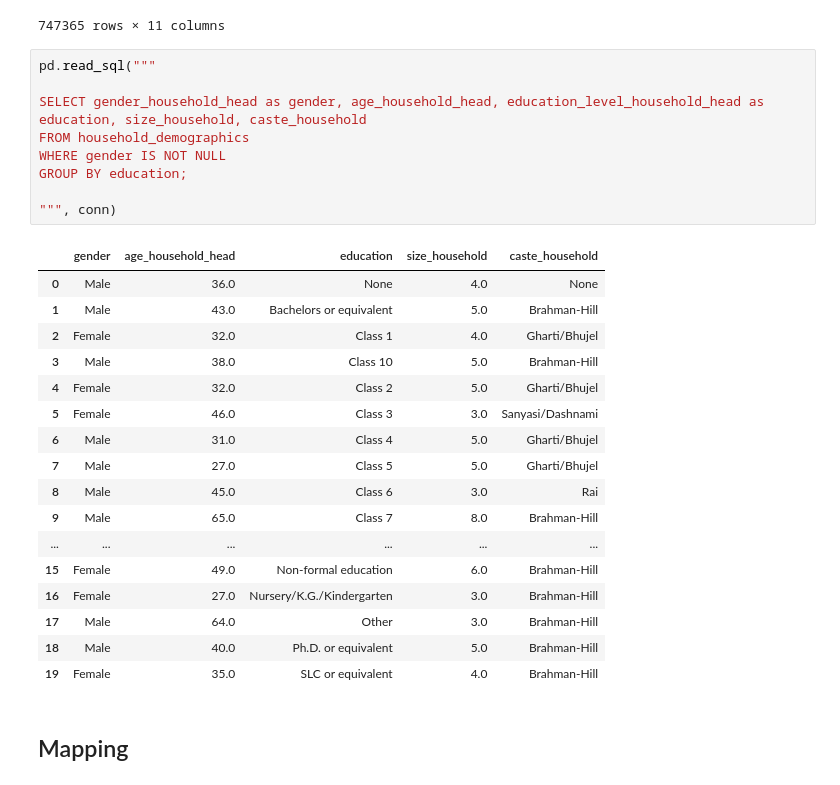
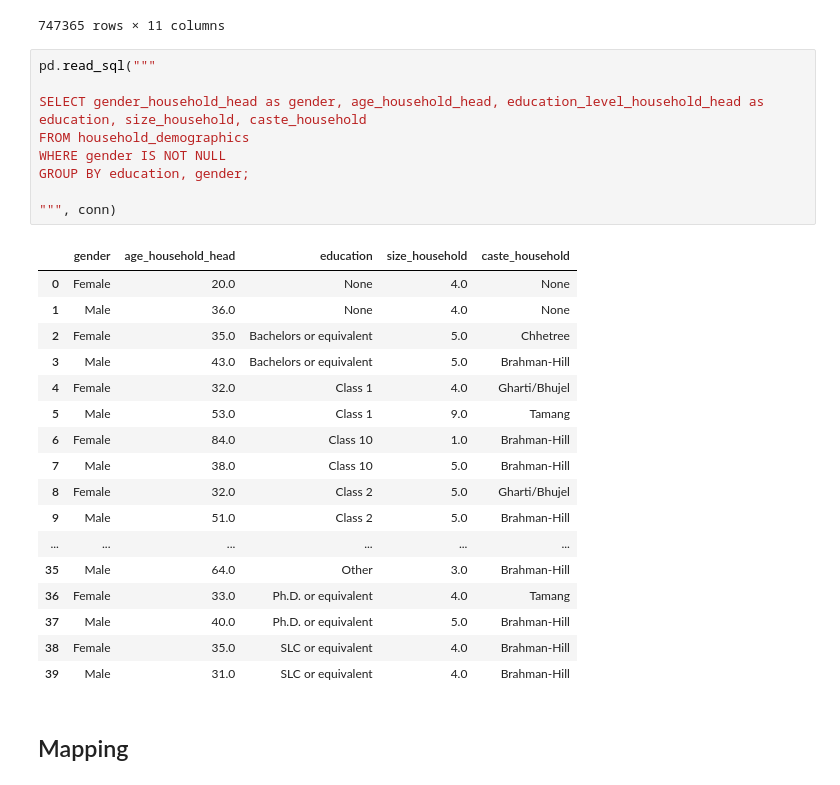
Before and after one commit to sandraabu/earthquake-damage, a Jupyter notebook: sql-earthquake.ipynb, the cells around one changed output. Cells and saved outputs as stored; diff of their text form.

```diff
--- a/sql-earthquake.ipynb
+++ b/sql-earthquake.ipynb
@@ -665,30 +743,30 @@ FROM household_demographics;
 # %%
 pd.read_sql("""
 
 SELECT gender_household_head as gender, age_household_head, education_level_household_head as education, size_household, caste_household
 FROM household_demographics
 WHERE gender IS NOT NULL
-GROUP BY education;
+GROUP BY education, gender;
 
 """, conn)
 # %% [output]
 |  | gender | age_household_head | education | size_household | caste_household |
-| 0 | Male | 36.0 | None | 4.0 | None |
-| 1 | Male | 43.0 | Bachelors or equivalent | 5.0 | Brahman-Hill |
-| 2 | Female | 32.0 | Class 1 | 4.0 | Gharti/Bhujel |
-| 3 | Male | 38.0 | Class 10 | 5.0 | Brahman-Hill |
-| 4 | Female | 32.0 | Class 2 | 5.0 | Gharti/Bhujel |
-| 5 | Female | 46.0 | Class 3 | 3.0 | Sanyasi/Dashnami |
-| 6 | Male | 31.0 | Class 4 | 5.0 | Gharti/Bhujel |
-| 7 | Male | 27.0 | Class 5 | 5.0 | Gharti/Bhujel |
-| 8 | Male | 45.0 | Class 6 | 3.0 | Rai |
-| 9 | Male | 65.0 | Class 7 | 8.0 | Brahman-Hill |
+| 0 | Female | 20.0 | None | 4.0 | None |
+| 1 | Male | 36.0 | None | 4.0 | None |
+| 2 | Female | 35.0 | Bachelors or equivalent | 5.0 | Chhetree |
+| 3 | Male | 43.0 | Bachelors or equivalent | 5.0 | Brahman-Hill |
+| 4 | Female | 32.0 | Class 1 | 4.0 | Gharti/Bhujel |
+| 5 | Male | 53.0 | Class 1 | 9.0 | Tamang |
+| 6 | Female | 84.0 | Class 10 | 1.0 | Brahman-Hill |
+| 7 | Male | 38.0 | Class 10 | 5.0 | Brahman-Hill |
+| 8 | Female | 32.0 | Class 2 | 5.0 | Gharti/Bhujel |
+| 9 | Male | 51.0 | Class 2 | 5.0 | Brahman-Hill |
 | ... | ... | ... | ... | ... | ... |
-| 15 | Female | 49.0 | Non-formal education | 6.0 | Brahman-Hill |
-| 16 | Female | 27.0 | Nursery/K.G./Kindergarten | 3.0 | Brahman-Hill |
-| 17 | Male | 64.0 | Other | 3.0 | Brahman-Hill |
-| 18 | Male | 40.0 | Ph.D. or equivalent | 5.0 | Brahman-Hill |
-| 19 | Female | 35.0 | SLC or equivalent | 4.0 | Brahman-Hill |
+| 35 | Male | 64.0 | Other | 3.0 | Brahman-Hill |
+| 36 | Female | 33.0 | Ph.D. or equivalent | 4.0 | Tamang |
+| 37 | Male | 40.0 | Ph.D. or equivalent | 5.0 | Brahman-Hill |
+| 38 | Female | 35.0 | SLC or equivalent | 4.0 | Brahman-Hill |
+| 39 | Male | 31.0 | SLC or equivalent | 4.0 | Brahman-Hill |
 # %% [markdown]
 ## Mapping
 # %%
```
Also changed, not shown: parts of 5 cells of this notebook.
